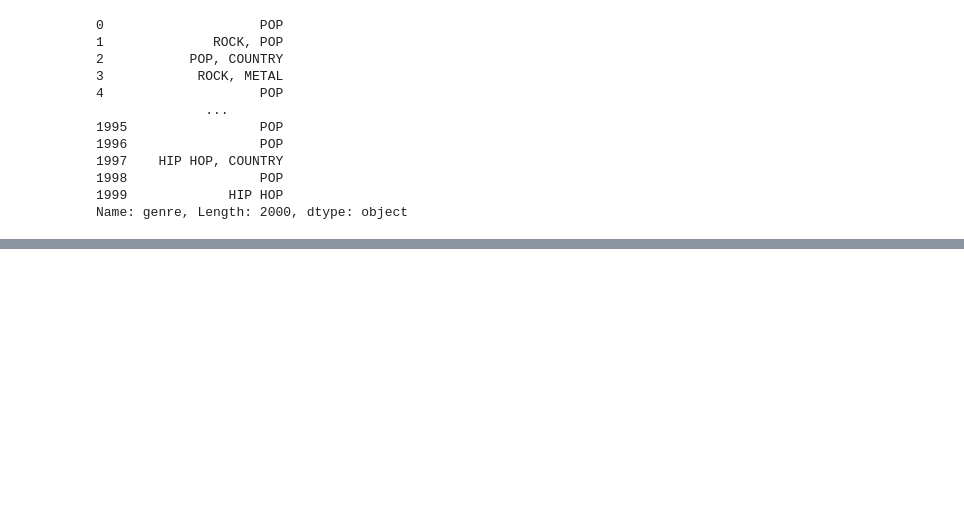
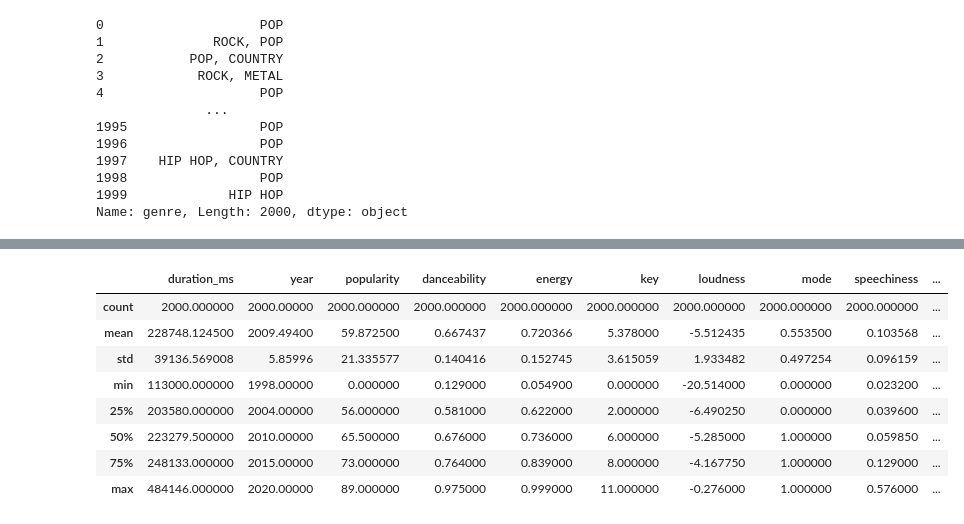
Before and after one commit to htuteja04/practice, a Jupyter notebook: Pandas/Practice_1.ipynb, the cells around one changed output, grey strips where cells are left out. Saved outputs shown, nothing was run; the diff lists cells and outputs as text; code cells hidden in the pictures; blank space fills up the shorter version.

```diff
--- a/Pandas/Practice_1.ipynb
+++ b/Pandas/Practice_1.ipynb
@@ -334,0 +395,12 @@ Name: genre, Length: 2000, dtype: object
+# %%
+df_spo.describe()
+# %% [output]
+|  | duration_ms | year | popularity | danceability | energy | key | loudness | mode | speechiness | ... |
+| count | 2000.000000 | 2000.00000 | 2000.000000 | 2000.000000 | 2000.000000 | 2000.000000 | 2000.000000 | 2000.000000 | 2000.000000 | ... |
+| mean | 228748.124500 | 2009.49400 | 59.872500 | 0.667437 | 0.720366 | 5.378000 | -5.512435 | 0.553500 | 0.103568 | ... |
+| std | 39136.569008 | 5.85996 | 21.335577 | 0.140416 | 0.152745 | 3.615059 | 1.933482 | 0.497254 | 0.096159 | ... |
+| min | 113000.000000 | 1998.00000 | 0.000000 | 0.129000 | 0.054900 | 0.000000 | -20.514000 | 0.000000 | 0.023200 | ... |
+| 25% | 203580.000000 | 2004.00000 | 56.000000 | 0.581000 | 0.622000 | 2.000000 | -6.490250 | 0.000000 | 0.039600 | ... |
+| 50% | 223279.500000 | 2010.00000 | 65.500000 | 0.676000 | 0.736000 | 6.000000 | -5.285000 | 1.000000 | 0.059850 | ... |
+| 75% | 248133.000000 | 2015.00000 | 73.000000 | 0.764000 | 0.839000 | 8.000000 | -4.167750 | 1.000000 | 0.129000 | ... |
+| max | 484146.000000 | 2020.00000 | 89.000000 | 0.975000 | 0.999000 | 11.000000 | -0.276000 | 1.000000 | 0.576000 | ... |
```
Also changed, not shown: parts of 13 cells of this notebook, 2 other files.
